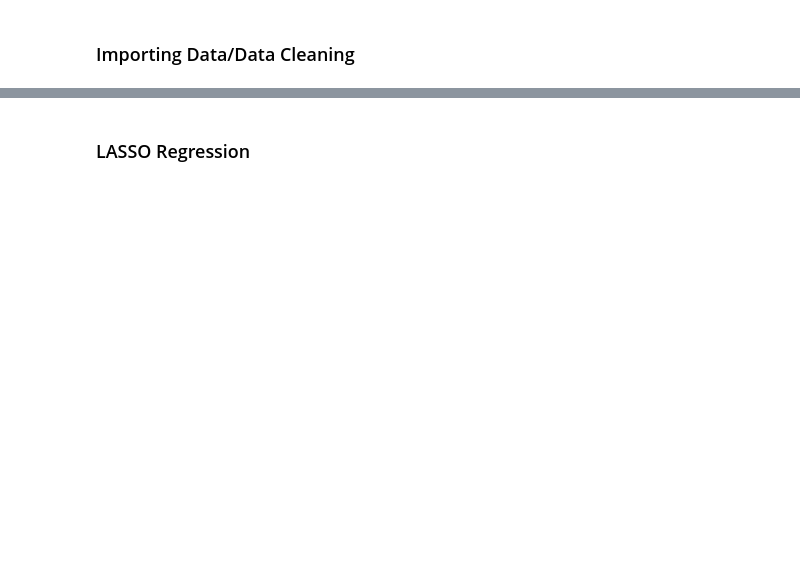
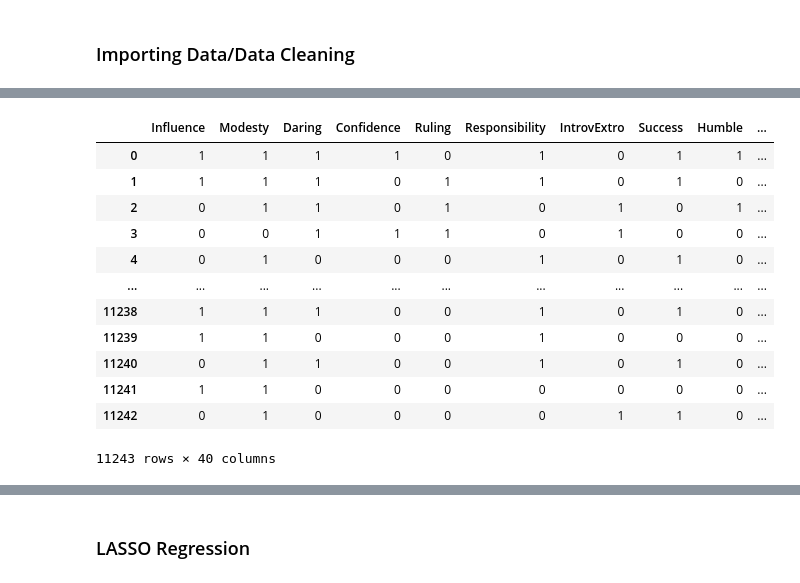
Before and after one commit to gspiga/STA160, a Jupyter notebook: LASSO.ipynb, the cells around one changed output, grey strips where cells are left out. Saved outputs shown, nothing was run; the diff lists cells and outputs as text; code cells hidden in the pictures; blank space fills up the shorter version.

```diff
--- a/LASSO.ipynb
+++ b/LASSO.ipynb
@@ -96,3 +97,5 @@ df = df.set_axis(
 )
 # %% [output]
 [interactive output not drawn]
+# %%
+df.iloc[:, 1:41] = df.iloc[:, 1:41] - 1
@@ -213,0 +225,18 @@ df
+# %%
+# Other binary variables
+questions_df = df.iloc[:, 1:41]
+questions_df
+# %% [output]
+|  | Influence | Modesty | Daring | Confidence | Ruling | Responsibility | IntrovExtro | Success | Humble | ... |
+| 0 | 1 | 1 | 1 | 1 | 0 | 1 | 0 | 1 | 1 | ... |
+| 1 | 1 | 1 | 1 | 0 | 1 | 1 | 0 | 1 | 0 | ... |
+| 2 | 0 | 1 | 1 | 0 | 1 | 0 | 1 | 0 | 1 | ... |
+| 3 | 0 | 0 | 1 | 1 | 1 | 0 | 1 | 0 | 0 | ... |
+| 4 | 0 | 1 | 0 | 0 | 0 | 1 | 0 | 1 | 0 | ... |
+| ... | ... | ... | ... | ... | ... | ... | ... | ... | ... | ... |
+| 11238 | 1 | 1 | 1 | 0 | 0 | 1 | 0 | 1 | 0 | ... |
+| 11239 | 1 | 1 | 0 | 0 | 0 | 1 | 0 | 0 | 0 | ... |
+| 11240 | 0 | 1 | 1 | 0 | 0 | 1 | 0 | 1 | 0 | ... |
+| 11241 | 1 | 1 | 0 | 0 | 0 | 0 | 0 | 0 | 0 | ... |
+| 11242 | 0 | 1 | 0 | 0 | 0 | 0 | 1 | 1 | 0 | ... |
+11243 rows × 40 columns
```
Also changed, not shown: parts of 10 cells of this notebook.
